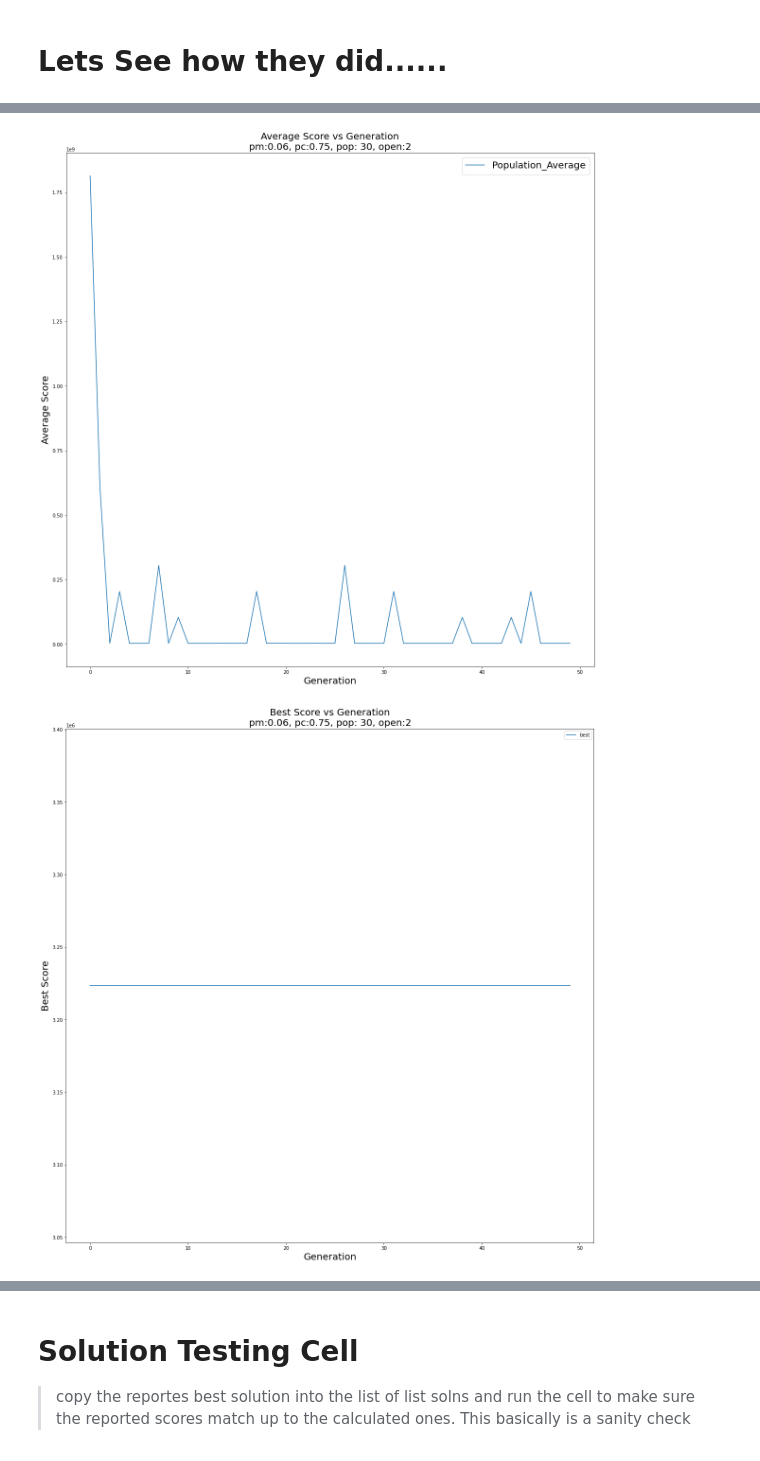
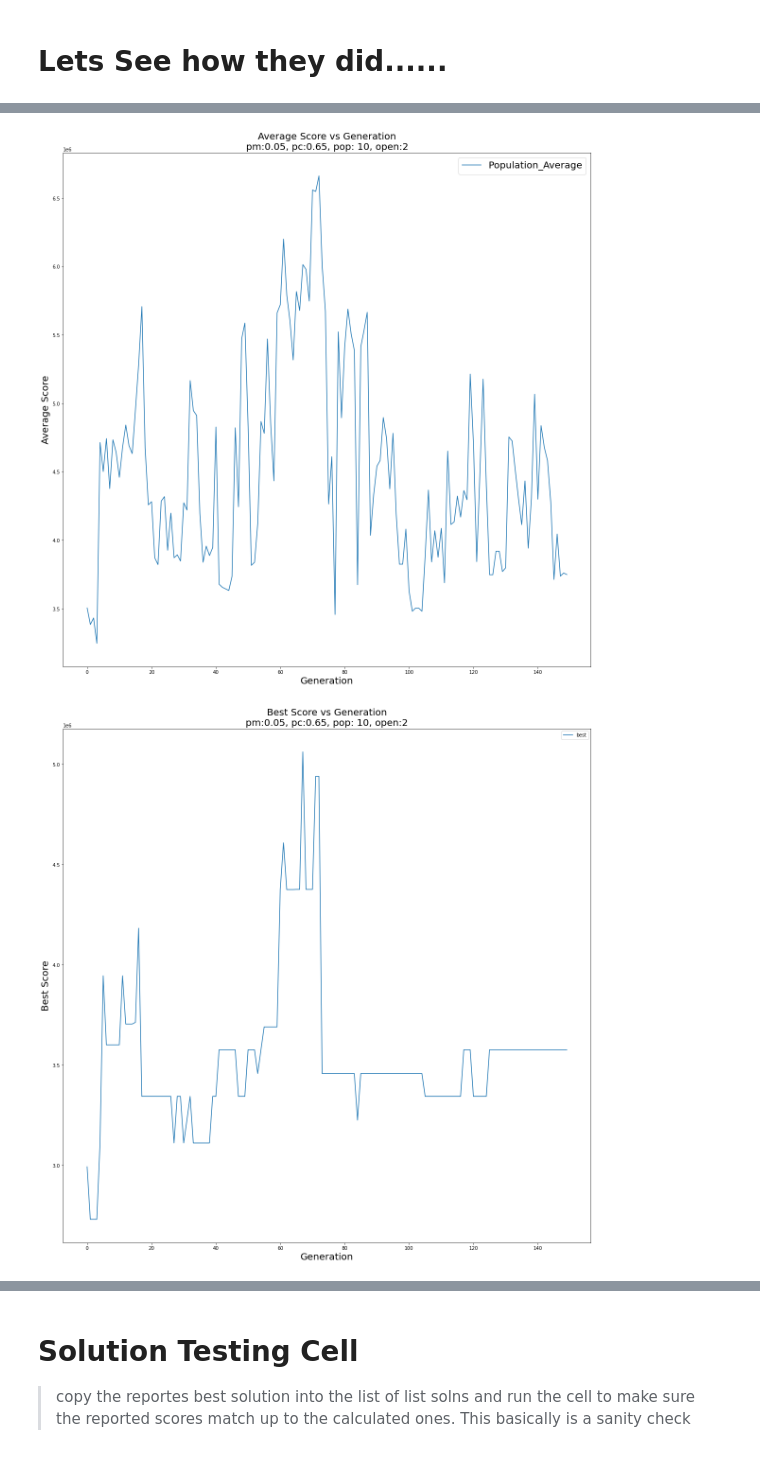
Before and after one commit to gjones1911/GA_SOLUTIONS, a Jupyter notebook: GA_DG_OPT_TEST_Delta.ipynb, the cells around one changed output, grey strips where cells are left out. Cells and saved outputs as stored; diff of their text form; code cells hidden in the pictures.

```diff
--- a/GA_DG_OPT_TEST_Delta.ipynb
+++ b/GA_DG_OPT_TEST_Delta.ipynb
@@ -269,12 +251,12 @@ pm = .01                # probability of muation, i.e. have bits flip in the chi
 pc=.65                   # probability of the kids being mixtures of the parents(crossover) or being copies
 
 
-pm = .06                 # probability of muation, i.e. have bits flip in the children
-pc=.75                   # probability of the kids being mixtures of the parents(crossover) or being copies
+pm = .05                 # probability of muation, i.e. have bits flip in the children
+pc=.65                   # probability of the kids being mixtures of the parents(crossover) or being copies
 
-population_size=30                # population size, i.e. the number of solution each generation
+population_size=10                # population size, i.e. the number of solution each generation
 
-generations= 50       # the number of generations of solutions to run, i.e. the number of training epochs10+-*
+generations= 150       # the number of generations of solutions to run, i.e. the number of training epochs10+-*
 strlen = None
 
 num_open=2              # number of generators you wish to shoot for being open, oneprob is given this is ignored
@@ -283,7 +265,7 @@ oneprob=num_open/25
 oneprob=None
 
 init_func2 = None       # none uses one of the predesigne intializes based on wheither oneprob is None or not
-#init_func2 = pure_rng_init          #bad
+# init_func2 = pure_rng_init          #bad
 
 
 #                        DG assignment parameters
@@ -407,16 +376,8 @@ Best Solution:  [0. 0. 0. 0. 0. 0. 0. 0. 0. 0. 0. 1. 0. 0. 0. 0. 0. 1. 0. 0. 0.
 # %%
 # visualize their solution learning ability
 gaoptmzr.show_results(figsize=(20, 20),
                      fontdict={"size":20}, prop={"size":20},
                     )
-
-
-
-# Display results log:
-for Key in hp_dict:
-    print("\nSet up:\n{}".format(Key))
-    print("Average Best score: {} from {} runs".format(np.mean(hp_dict[Key]['best_score']), len(hp_dict[Key]['best_score'])))
-    print("Best Solution :{}".format(hp_dict[Key]['soln'][0]))
 # %% [output]
-[figure, old version]
+[figure, new version]
-[figure, old version]
+[figure, new version]
```
Also changed, not shown: parts of 17 cells of this notebook, 2 other files.
